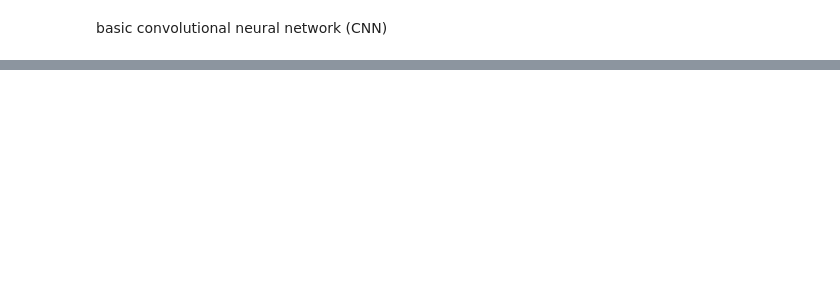
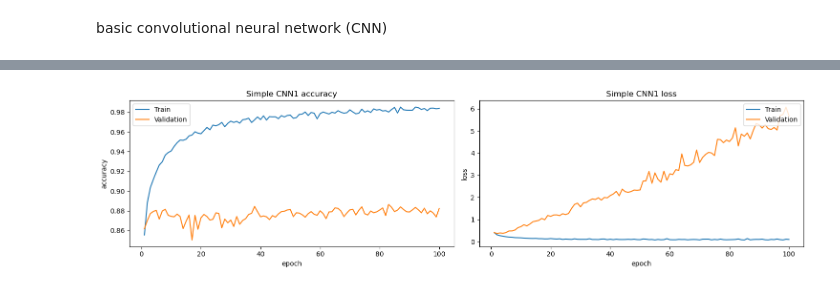
Before and after one commit to buddhathapa12/machine-learning, a Jupyter notebook: neural_network_Assignment3/E923Q669_Assignment3.ipynb, the cells around one changed output, grey strips where cells are left out. Drawn from its saved outputs; the diff is of its cells as text; code cells hidden in the pictures; blank space fills up the shorter version.

```diff
--- a/neural_network_Assignment3/E923Q669_Assignment3.ipynb
+++ b/neural_network_Assignment3/E923Q669_Assignment3.ipynb
@@ -177,2 +278,17 @@ plt.show()
 # %% [markdown]
 basic convolutional neural network (CNN)
+# %%
+simple_cnn_model1 = tf.keras.Sequential([
+    tf.keras.layers.Input(shape = (28, 28, 1)),
+    tf.keras.layers.Conv2D(filters= 32, kernel_size= (3, 3), activation= "relu"),
+    tf.keras.layers.MaxPool2D(pool_size= (2, 2)),
+    tf.keras.layers.Flatten(),
+    tf.keras.layers.Dense(units= 128, activation= "relu"),
+    tf.keras.layers.Dense(10)
+])
+
+simple_cnn_model1.compile(optimizer=tf.keras.optimizers.Adam(learning_rate=0.01),
+              loss=tf.keras.losses.CategoricalCrossentropy(from_logits=True),
+              metrics=['accuracy'])
+
+simple_cnn1_history = simple_cnn_model1.fit(train_images, train_labels_onehot, epochs=100, validation_split= 0.2, batch_size= 32)
@@ -178,0 +379,4 @@ basic convolutional neural network (CNN)
+# %%
+PlotTrainAndValidationAccuracyAndLoss(simple_cnn1_history, "Simple CNN1")
+# %% [output]
+[figure, added]
```
Also changed, not shown: parts of 25 cells of this notebook.
